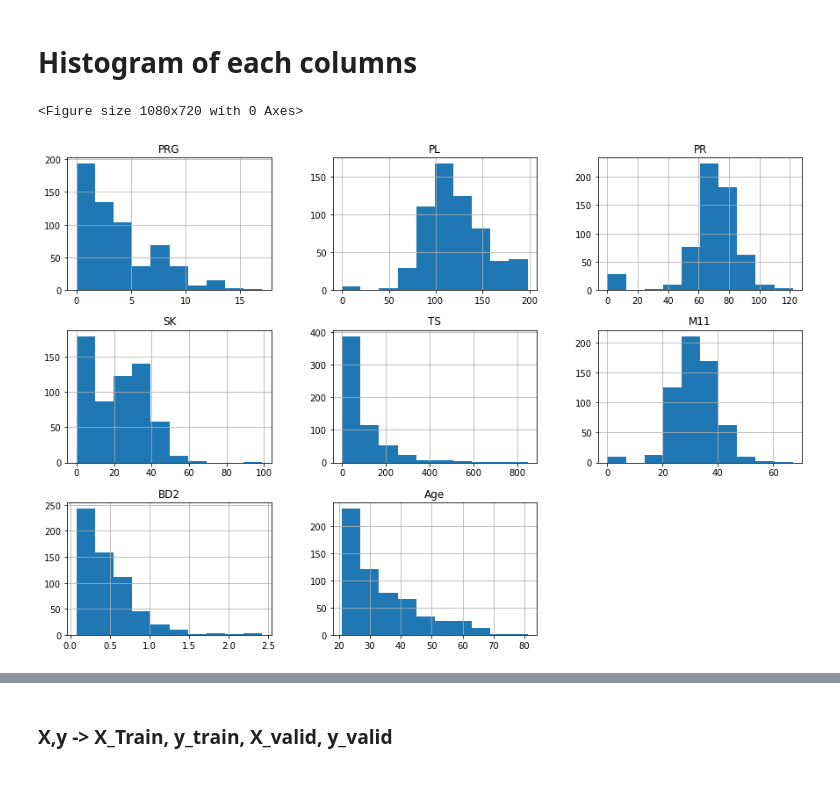
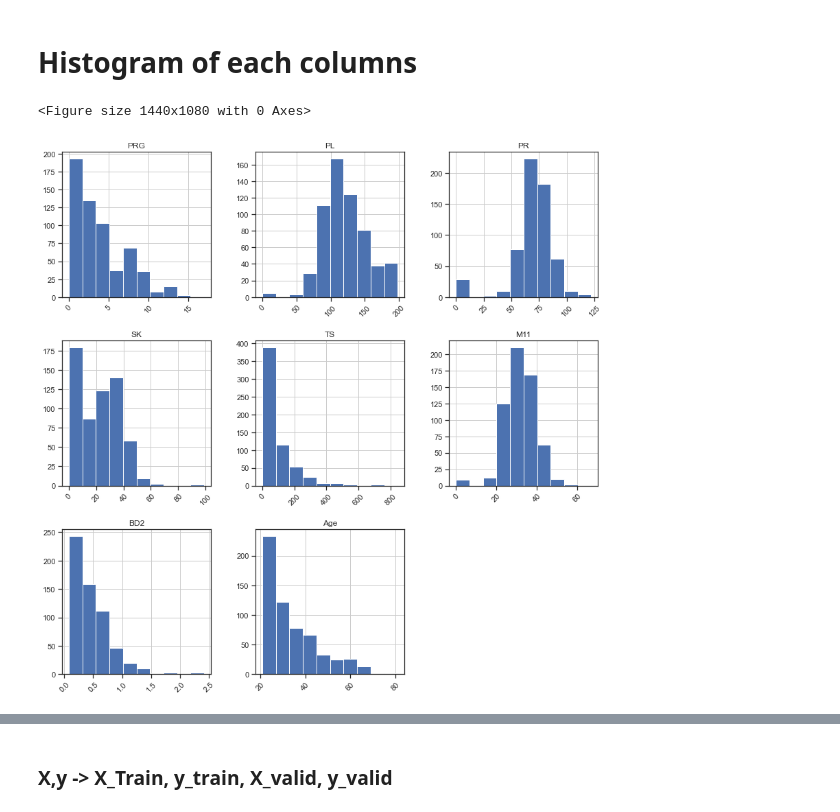
Before and after one commit to tuananh131001/Machine-Learning-Assigment1, a Jupyter notebook: Assignment_1.ipynb, the cells around one changed output, grey strips where cells are left out. Cells and saved outputs as stored; diff of their text form; code cells hidden in the pictures; blank space fills up the shorter version.

```diff
--- a/Assignment_1.ipynb
+++ b/Assignment_1.ipynb
@@ -66,6 +68,7 @@ sns.heatmap(corelation, xticklabels = corelation.columns , yticklabels=corelatio
 <AxesSubplot:>
 [figure]
 # %%
+sns.set_theme(style="ticks")
 sns.pairplot(X)
 # %% [output]
 <seaborn.axisgrid.PairGrid at 0x...>
@@ -73,5 +76,5 @@ sns.pairplot(X)
 # %%
-plt.rcParams["figure.figsize"] = (15,10)
+plt.rcParams["figure.figsize"] = (20,15)
 X.plot(kind='box', subplots=True, layout=(4,4), sharex=False, sharey=False)
 plt.show()
 # %% [output]
@@ -92,8 +95,8 @@ X.describe()
 # Histogram of each columns
 # %%
 plt.figure()
-X.hist()
+X.hist(figsize=(14,14), xrot=45)
 plt.show()
 # %% [output]
-<Figure size 1080x720 with 0 Axes>
+<Figure size 1440x1080 with 0 Axes>
-[figure, old version]
+[figure, new version]
```
Also changed, not shown: parts of 21 cells of this notebook.
